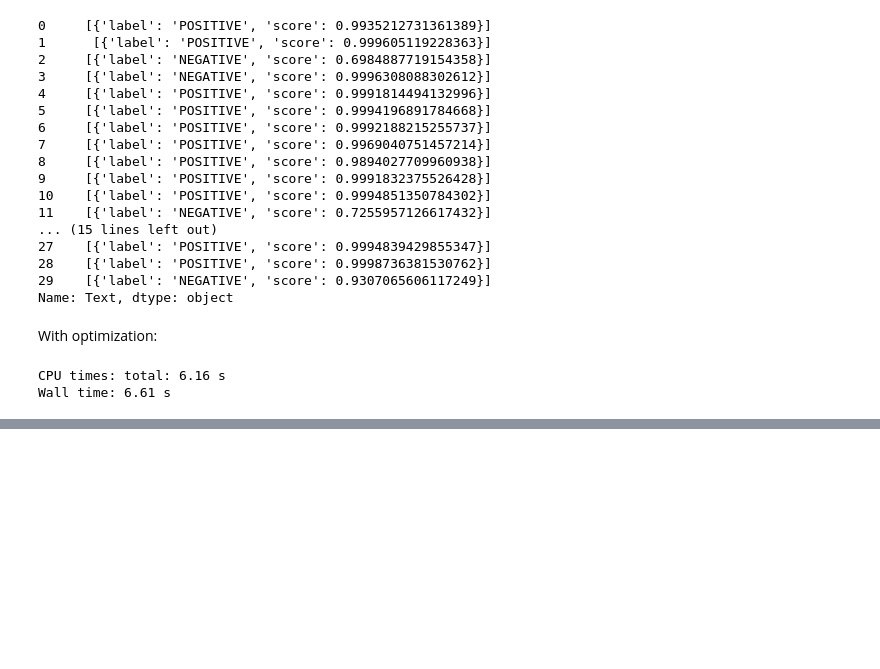
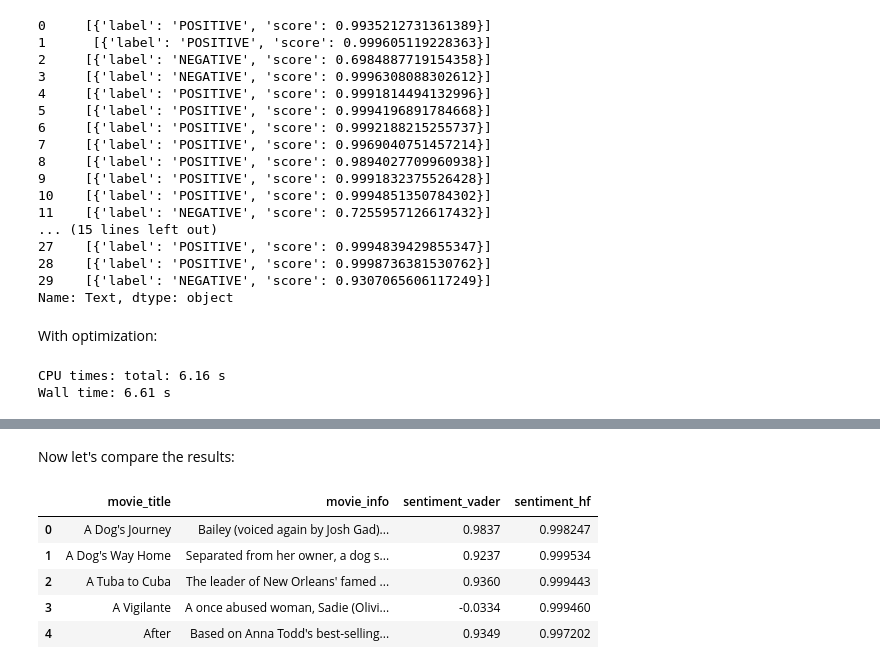
Before and after one commit to sulabola/NLP_in_Python, a Jupyter notebook: Chapter 6 - Transformers with Hugging Face.ipynb, the cells around one changed output, grey strips where cells are left out. Saved outputs shown, nothing was run; the diff lists cells and outputs as text; code cells hidden in the pictures; blank space fills up the shorter version.

```diff
--- a/Chapter 6 - Transformers with Hugging Face.ipynb
+++ b/Chapter 6 - Transformers with Hugging Face.ipynb
@@ -407,0 +458,11 @@ Wall time: 6.61 s
+# %% [markdown]
+Now let's compare the results:
+# %%
+movies[['movie_title','movie_info','sentiment_vader','sentiment_hf']].head()
+# %% [output]
+|  | movie_title | movie_info | sentiment_vader | sentiment_hf |
+| 0 | A Dog's Journey | Bailey (voiced again by Josh Gad)... | 0.9837 | 0.998247 |
+| 1 | A Dog's Way Home | Separated from her owner, a dog s... | 0.9237 | 0.999534 |
+| 2 | A Tuba to Cuba | The leader of New Orleans' famed ... | 0.9360 | 0.999443 |
+| 3 | A Vigilante | A once abused woman, Sadie (Olivi... | -0.0334 | 0.999460 |
+| 4 | After | Based on Anna Todd's best-selling... | 0.9349 | 0.997202 |
```
Also changed, not shown: parts of 9 cells of this notebook.
